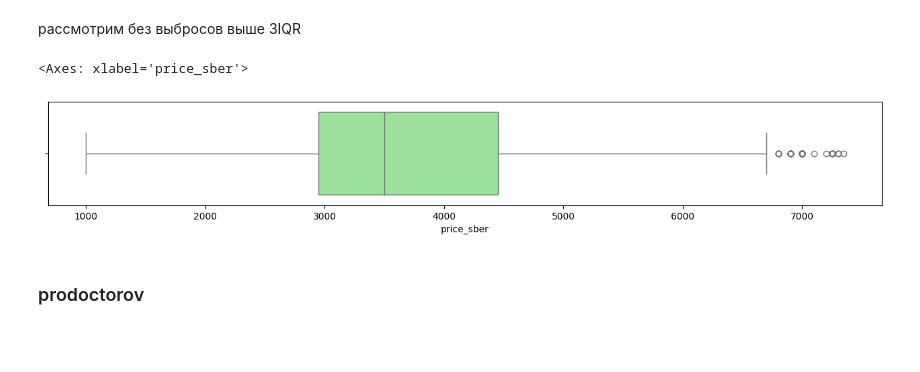
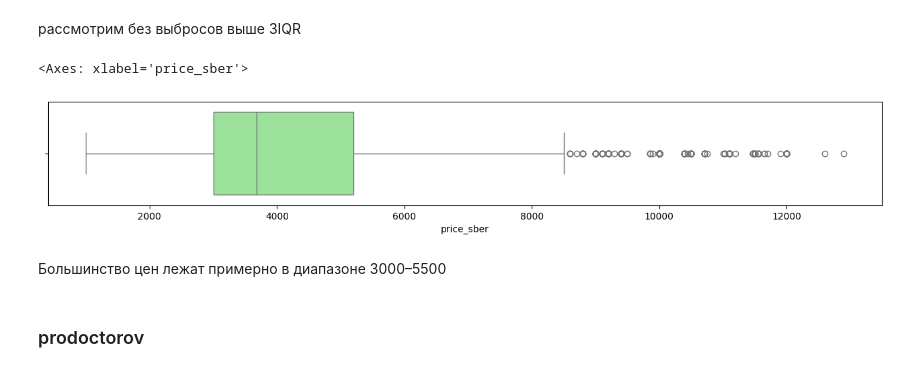
Before and after one commit to yyaroslavskiy/SkibidiDocDoc, a Jupyter notebook: eda/EDA_Doctors_1.ipynb, the cells around one changed output. Saved outputs shown, nothing was run; the diff lists cells and outputs as text; code cells hidden in the pictures; blank space fills up the shorter version.

```diff
--- a/eda/EDA_Doctors_1.ipynb
+++ b/eda/EDA_Doctors_1.ipynb
@@ -561,10 +587,12 @@ sns.boxplot(data=doctors, x='price_sber',color = 'lightgreen')
 рассмотрим без выбросов выше 3IQR
 # %%
 plt.figure(figsize=(16, 2))
-sns.boxplot(data=doctors[doctors['price_sber'] < 3*IQR], x='price_sber',color='lightgreen')
+sns.boxplot(data=doctors[doctors['price_sber'] < 3*IQR + Q3], x='price_sber',color='lightgreen')
 # %% [output]
 <Axes: xlabel='price_sber'>
-[figure, old version]
+[figure, new version]
+# %% [markdown]
+Большинство цен лежат примерно в диапазоне 3000–5500
 # %% [markdown]
 ### prodoctorov
 # %%
```
Also changed, not shown: parts of 38 cells of this notebook.
